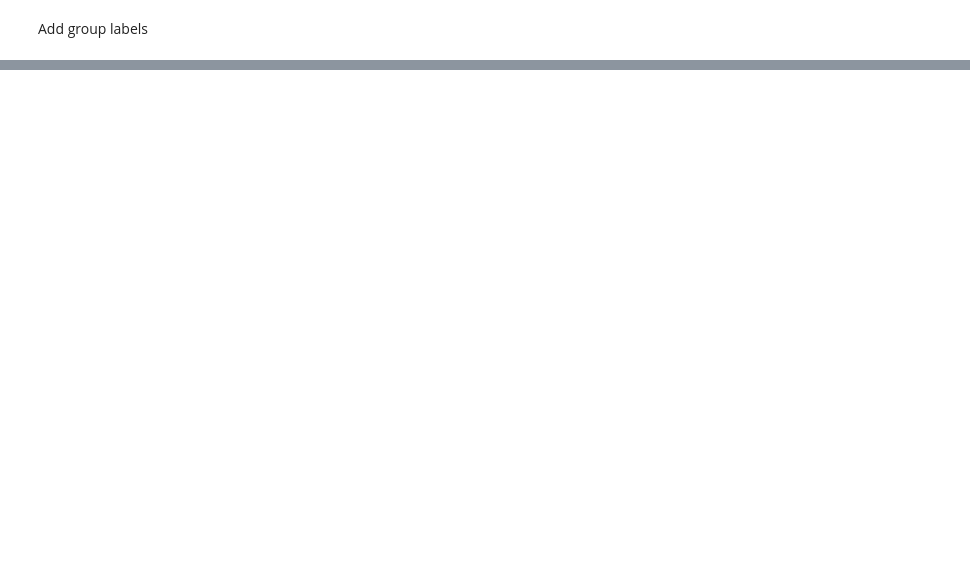
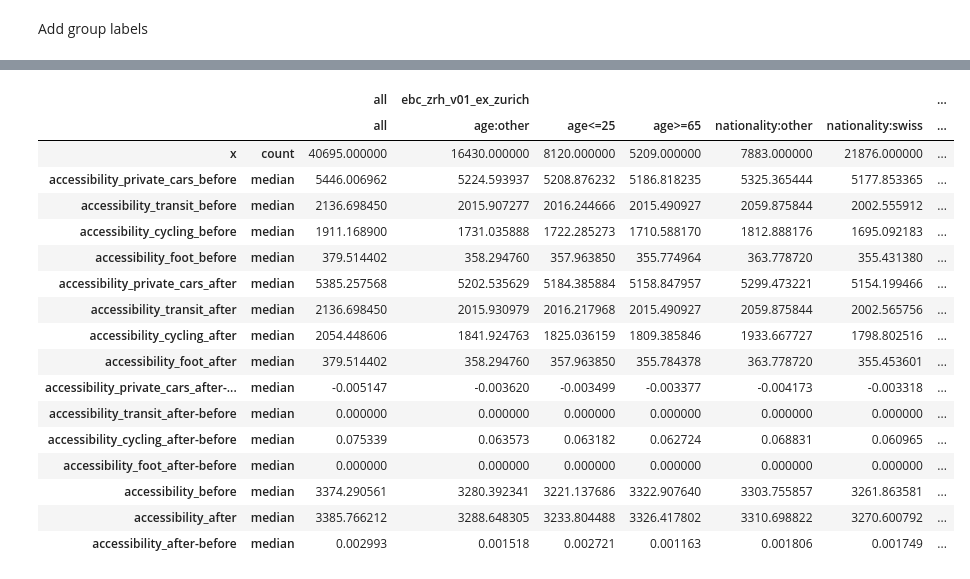
Before and after one commit to lukasballo/snman, a Jupyter notebook: scripts_accessibility_paper/results_table.ipynb, the cells around one changed output, grey strips where cells are left out. Cells and saved outputs as stored; diff of their text form; code cells hidden in the pictures; blank space fills up the shorter version.

Commit message:
accessibility with r5 and networkx

```diff
--- a/scripts_accessibility_paper/results_table.ipynb
+++ b/scripts_accessibility_paper/results_table.ipynb
@@ -80,6 +85,7 @@ accessibility
 Add group labels
 # %%
 accessibility['x'] = 'all'
+accessibility['y'] = 'all'
 
 accessibility['age_group'] = accessibility.apply(
     lambda row: 'age<=25' if row['age'] <= 25 else 'age>=65' if row['age'] >= 65 else 'age:other',
@@ -101,18 +107,48 @@ accessibility['sex_type'] = accessibility.apply(
     axis=1
 )
 
+stats_values = ['median']
+
 fields = {
-    'accessibility_before': ['count', 'mean', 'median', 'std'],
-    'accessibility_after': ['count', 'mean', 'median', 'std'],
-    'accessibility_after-before': ['count', 'mean', 'median', 'std']
+    'x': ['count'],
+    f'accessibility_{MODE_PRIVATE_CARS}_before': stats_values,
+    f'accessibility_{MODE_TRANSIT}_before': stats_values,
+    f'accessibility_{MODE_CYCLING}_before': stats_values,
+    f'accessibility_{MODE_FOOT}_before': stats_values,
+    f'accessibility_{MODE_PRIVATE_CARS}_after': stats_values,
+    f'accessibility_{MODE_TRANSIT}_after': stats_values,
+    f'accessibility_{MODE_CYCLING}_after': stats_values,
+    f'accessibility_{MODE_FOOT}_after': stats_values,
+    f'accessibility_{MODE_PRIVATE_CARS}_after-before': stats_values,
+    f'accessibility_{MODE_TRANSIT}_after-before': stats_values,
+    f'accessibility_{MODE_CYCLING}_after-before': stats_values,
+    f'accessibility_{MODE_FOOT}_after-before': stats_values,
+    f'accessibility_before': stats_values,
+    f'accessibility_after': stats_values,
+    f'accessibility_after-before': stats_values,
 }
 
 accessibility_stats = {
     'region_and_age': accessibility.groupby(['region', 'age_group']).agg(fields),
     'region_and_nationality': accessibility.groupby(['region', 'nationality']).agg(fields),
     'region_and_sex': accessibility.groupby(['region', 'sex_type']).agg(fields),
-    'all': accessibility.groupby('x').agg(fields)
+    'all': accessibility.groupby(['x', 'y']).agg(fields)
 }
 
 res = pd.concat(accessibility_stats.values())
 res = res.iloc[::-1]
+
+for mode in [MODE_CYCLING, MODE_PRIVATE_CARS, MODE_TRANSIT, MODE_FOOT]:
+    res[f'accessibility_{mode}_after-before'] = (
+        res[f'accessibility_{mode}_after-before'] / res[f'accessibility_{mode}_before']
+    )
+
+res[f'accessibility_after-before'] = (
+        res[f'accessibility_after-before'] / res[f'accessibility_before']
+    )
+
+res.to_excel(
+    os.path.join(outputs_path, 'accessibility_results.xlsx'),
+)
+
+res
@@ -142,0 +173,25 @@ res
+# %%
+res.sort_index().transpose().to_excel(
+    os.path.join(outputs_path, 'accessibility_results_transposed.xlsx'),
+)
+
+res.sort_index().transpose()
+# %% [output]
+|  |  | all | ebc_zrh_v01_ex_zurich |  |  |  |  | ... |
+|  |  | all | age:other | age<=25 | age>=65 | nationality:other | nationality:swiss | ... |
+| x | count | 40695.000000 | 16430.000000 | 8120.000000 | 5209.000000 | 7883.000000 | 21876.000000 | ... |
+| accessibility_private_cars_before | median | 5446.006962 | 5224.593937 | 5208.876232 | 5186.818235 | 5325.365444 | 5177.853365 | ... |
+| accessibility_transit_before | median | 2136.698450 | 2015.907277 | 2016.244666 | 2015.490927 | 2059.875844 | 2002.555912 | ... |
+| accessibility_cycling_before | median | 1911.168900 | 1731.035888 | 1722.285273 | 1710.588170 | 1812.888176 | 1695.092183 | ... |
+| accessibility_foot_before | median | 379.514402 | 358.294760 | 357.963850 | 355.774964 | 363.778720 | 355.431380 | ... |
+| accessibility_private_cars_after | median | 5385.257568 | 5202.535629 | 5184.385884 | 5158.847957 | 5299.473221 | 5154.199466 | ... |
+| accessibility_transit_after | median | 2136.698450 | 2015.930979 | 2016.217968 | 2015.490927 | 2059.875844 | 2002.565756 | ... |
+| accessibility_cycling_after | median | 2054.448606 | 1841.924763 | 1825.036159 | 1809.385846 | 1933.667727 | 1798.802516 | ... |
+| accessibility_foot_after | median | 379.514402 | 358.294760 | 357.963850 | 355.784378 | 363.778720 | 355.453601 | ... |
+| accessibility_private_cars_after-... | median | -0.005147 | -0.003620 | -0.003499 | -0.003377 | -0.004173 | -0.003318 | ... |
+| accessibility_transit_after-before | median | 0.000000 | 0.000000 | 0.000000 | 0.000000 | 0.000000 | 0.000000 | ... |
+| accessibility_cycling_after-before | median | 0.075339 | 0.063573 | 0.063182 | 0.062724 | 0.068831 | 0.060965 | ... |
+| accessibility_foot_after-before | median | 0.000000 | 0.000000 | 0.000000 | 0.000000 | 0.000000 | 0.000000 | ... |
+| accessibility_before | median | 3374.290561 | 3280.392341 | 3221.137686 | 3322.907640 | 3303.755857 | 3261.863581 | ... |
+| accessibility_after | median | 3385.766212 | 3288.648305 | 3233.804488 | 3326.417802 | 3310.698822 | 3270.600792 | ... |
+| accessibility_after-before | median | 0.002993 | 0.001518 | 0.002721 | 0.001163 | 0.001806 | 0.001749 | ... |
```
Also changed, not shown: parts of 5 cells of this notebook, 13 other files.
